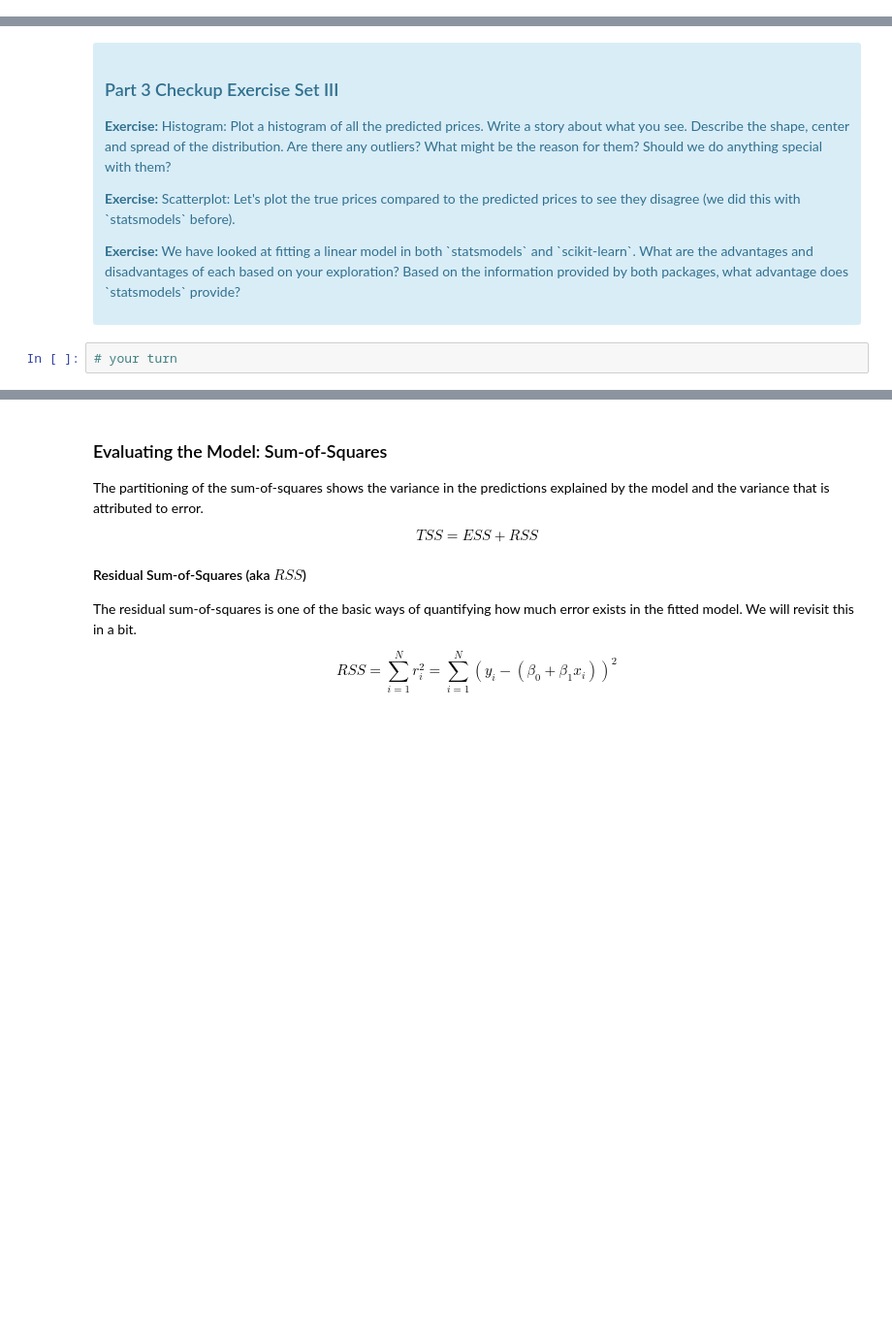
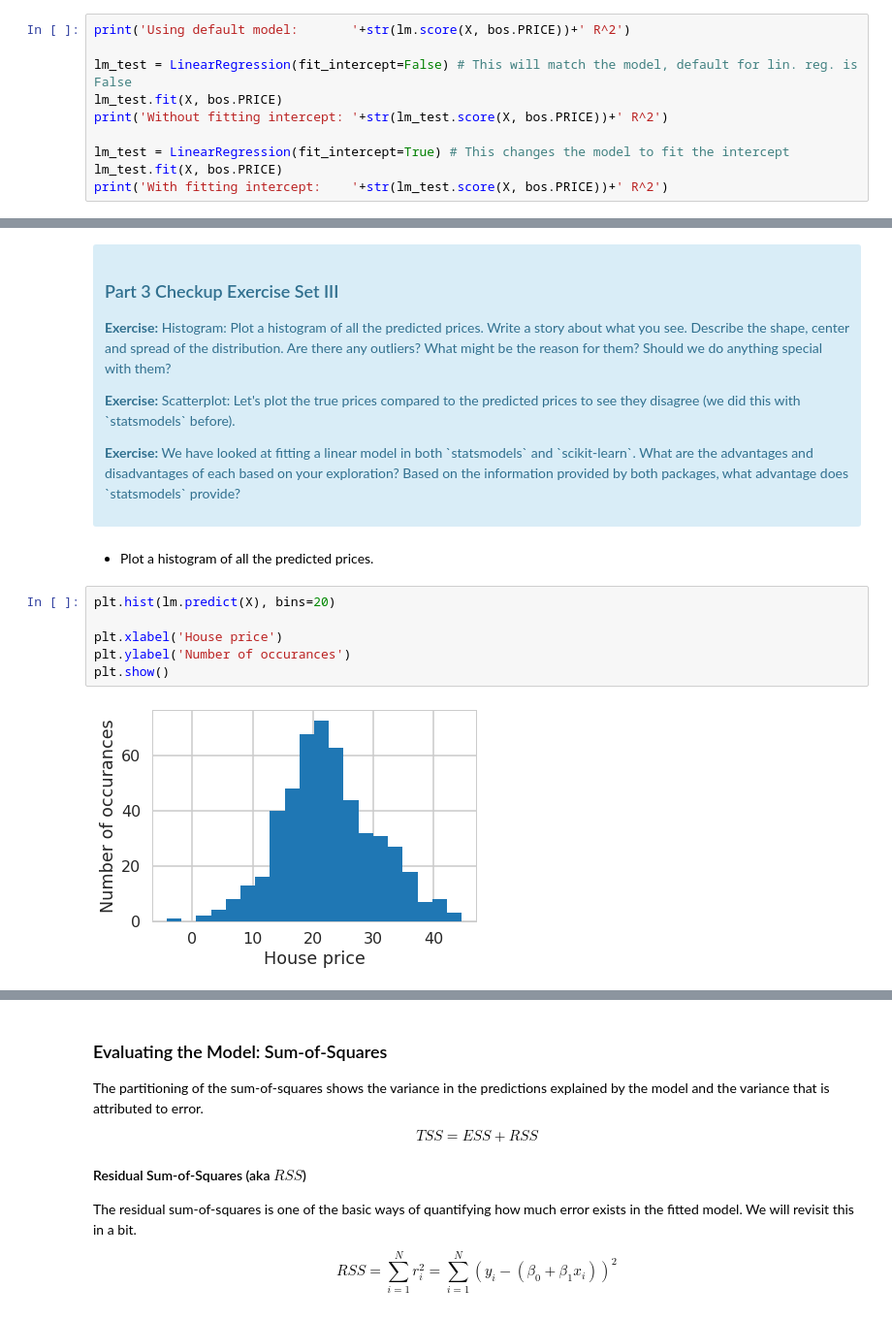
Before and after one commit to SethDKelly/Springboard, a Jupyter notebook: sec11/linear_regression/Mini_Project_Linear_Regression.ipynb, the cells around one changed output, grey strips where cells are left out. Shown at 97% size. Drawn from its saved outputs; the diff is of its cells as text; blank space fills up the shorter version.

```diff
--- a/sec11/linear_regression/Mini_Project_Linear_Regression.ipynb
+++ b/sec11/linear_regression/Mini_Project_Linear_Regression.ipynb
@@ -563,0 +625,10 @@ LinearRegression(copy_X=True, fit_intercept=True, n_jobs=1, normalize=False)
+# %%
+print('Using default model:       '+str(lm.score(X, bos.PRICE))+' R^2')
+
+lm_test = LinearRegression(fit_intercept=False) # This will match the model, default for lin. reg. is False
+lm_test.fit(X, bos.PRICE)
+print('Without fitting intercept: '+str(lm_test.score(X, bos.PRICE))+' R^2')
+
+lm_test = LinearRegression(fit_intercept=True) # This changes the model to fit the intercept
+lm_test.fit(X, bos.PRICE)
+print('With fitting intercept:    '+str(lm_test.score(X, bos.PRICE))+' R^2')
@@ -595,5 +695,13 @@ lm.predict(X)[0:5]
 
 <p><b>Exercise:</b> We have looked at fitting a linear model in both `statsmodels` and `scikit-learn`. What are the advantages and disadvantages of each based on your exploration? Based on the information provided by both packages, what advantage does `statsmodels` provide?</p>
 </div>
-# %%
-# your turn
+# %% [markdown]
+* Plot a histogram of all the predicted prices.
+# %%
+plt.hist(lm.predict(X), bins=20)
+
+plt.xlabel('House price')
+plt.ylabel('Number of occurances')
+plt.show()
+# %% [output]
+[figure, added]
```
Also changed, not shown: parts of 28 cells of this notebook.
